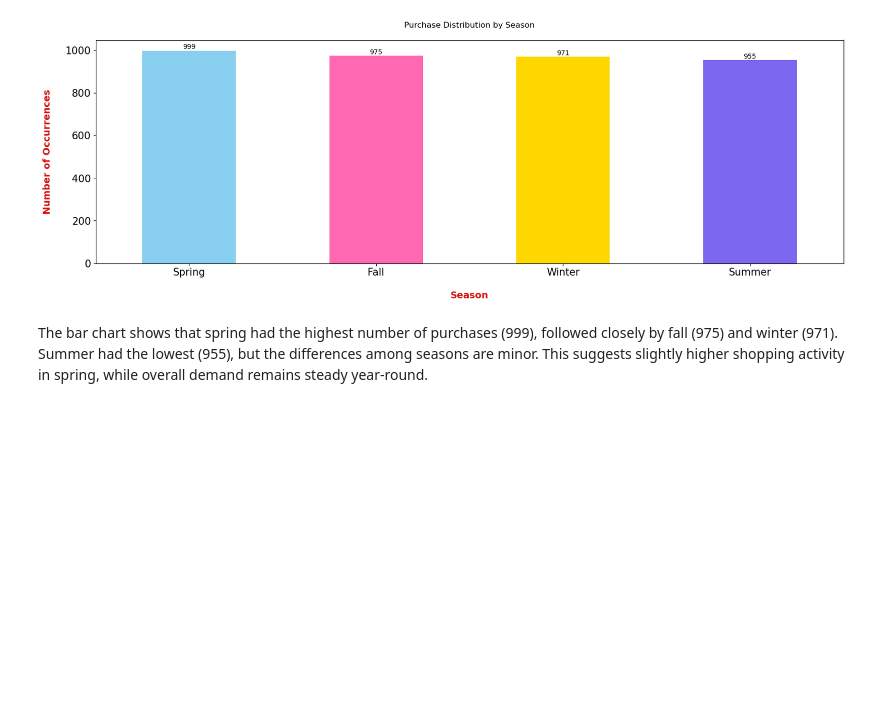
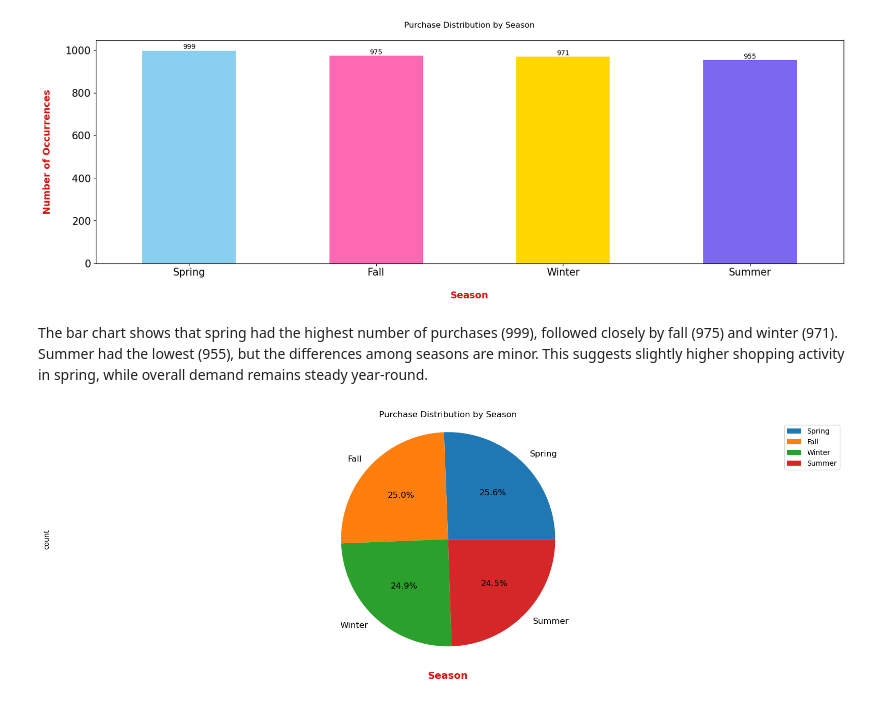
Before and after one commit to noahnoahnoahtran/project18-shopping-trend-analysis, a Jupyter notebook: shopping_trend_analysis.ipynb, the cells around one changed output. Drawn from its saved outputs; the diff is of its cells as text; code cells hidden in the pictures; blank space fills up the shorter version.

```diff
--- a/shopping_trend_analysis.ipynb
+++ b/shopping_trend_analysis.ipynb
@@ -263,3 +263,14 @@ plt.show()
 [figure]
 # %% [markdown]
 The bar chart shows that spring had the highest number of purchases (999), followed closely by fall (975) and winter (971). Summer had the lowest (955), but the differences among seasons are minor. This suggests slightly higher shopping activity in spring, while overall demand remains steady year-round.
+# %%
+#Purchase distribution by season (%)
+plt.figure(figsize = (20, 6))
+df['Season'].value_counts().plot(kind = 'pie', fontsize = 12, color = colors, explode = (0, 0, 0, 0), autopct = '%1.1f%%')
+plt.xlabel('Season', weight = 'bold', color = '#D71313', fontsize = 14, labelpad = 20)
+plt.axis('equal')
+plt.legend(labels = df['Season'].value_counts().index, loc = 'best')
+plt.title('Purchase Distribution by Season')
+plt.show()
+# %% [output]
+[figure, added]
```
Also changed, not shown: parts of 2 cells of this notebook.
